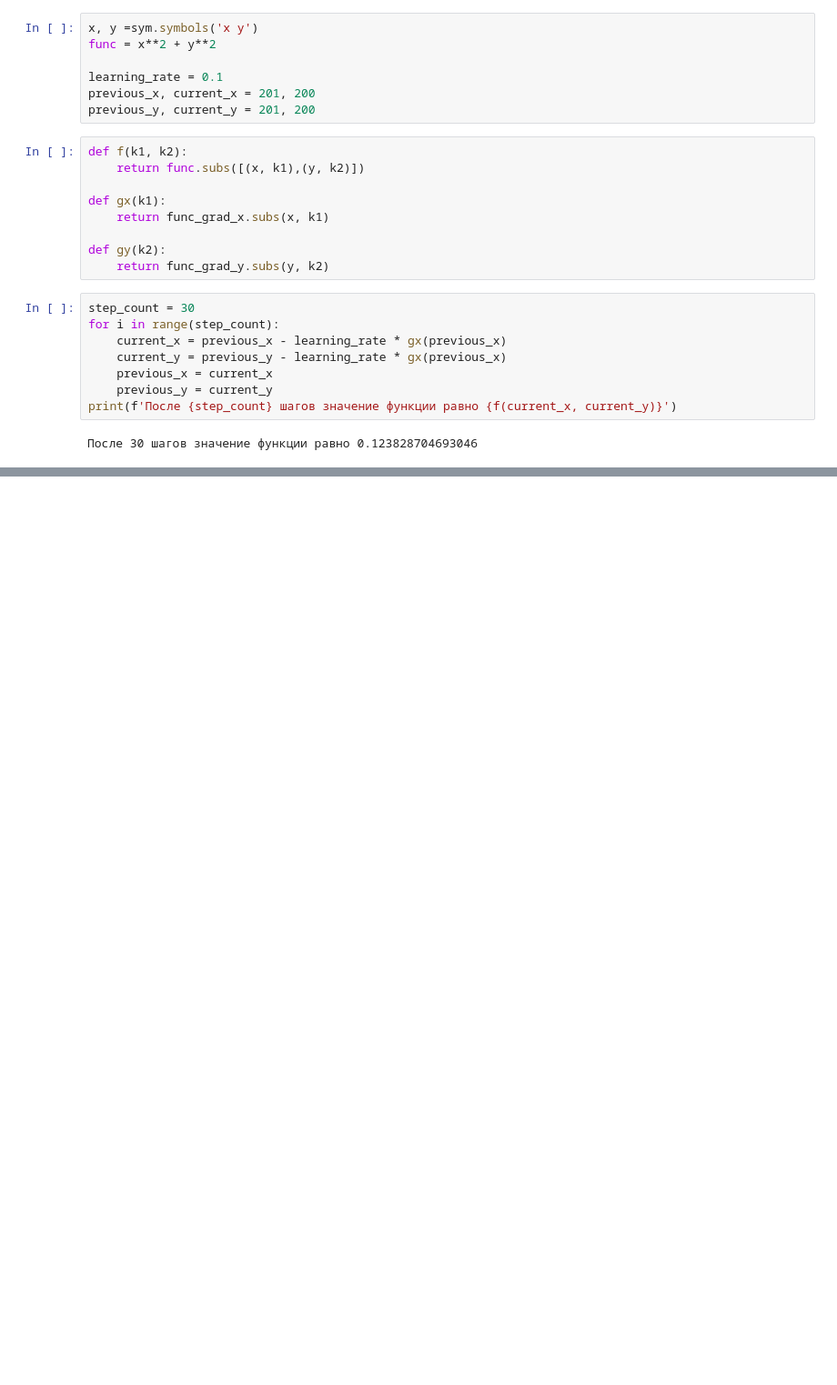
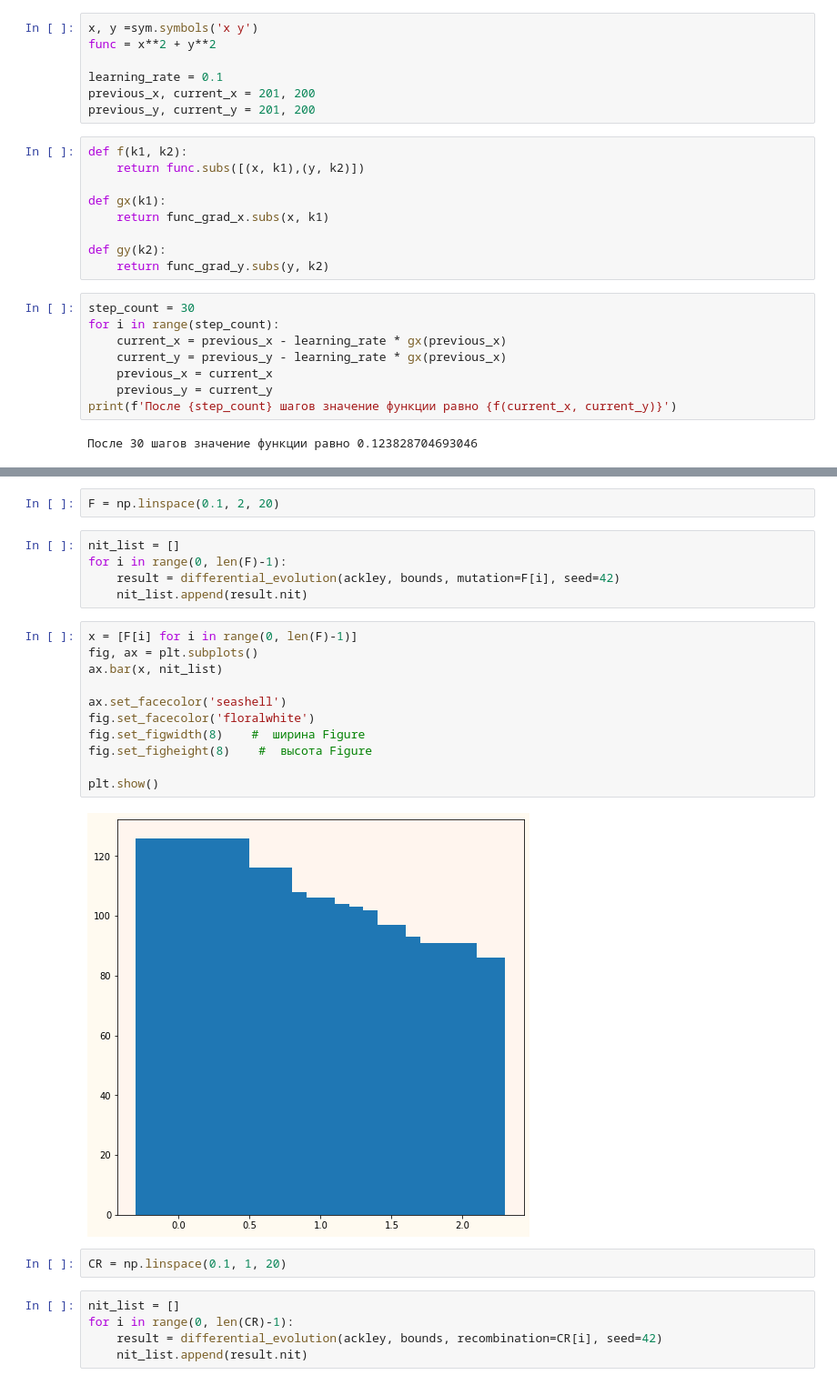
Before and after one commit to SperryUNIVAC/PYDA14, a Jupyter notebook: Math/math.ipynb, the cells around one changed output, grey strips where cells are left out. Shown: that part at 91% size. Saved outputs shown, nothing was run; the diff lists cells and outputs as text; blank space fills up the shorter version.

```diff
--- a/Math/math.ipynb
+++ b/Math/math.ipynb
@@ -549,0 +661,27 @@ print(f'После {step_count} шагов значение функции ра
+# %%
+F = np.linspace(0.1, 2, 20)
+# %%
+nit_list = []
+for i in range(0, len(F)-1):
+    result = differential_evolution(ackley, bounds, mutation=F[i], seed=42)
+    nit_list.append(result.nit)
+# %%
+x = [F[i] for i in range(0, len(F)-1)]
+fig, ax = plt.subplots()
+ax.bar(x, nit_list)
+
+ax.set_facecolor('seashell')
+fig.set_facecolor('floralwhite')
+fig.set_figwidth(8)    #  ширина Figure
+fig.set_figheight(8)    #  высота Figure
+
+plt.show()
+# %% [output]
+[figure, added]
+# %%
+CR = np.linspace(0.1, 1, 20)
+# %%
+nit_list = []
+for i in range(0, len(CR)-1):
+    result = differential_evolution(ackley, bounds, recombination=CR[i], seed=42)
+    nit_list.append(result.nit)
```
Also changed, not shown: parts of 23 cells of this notebook, 3 other files.
